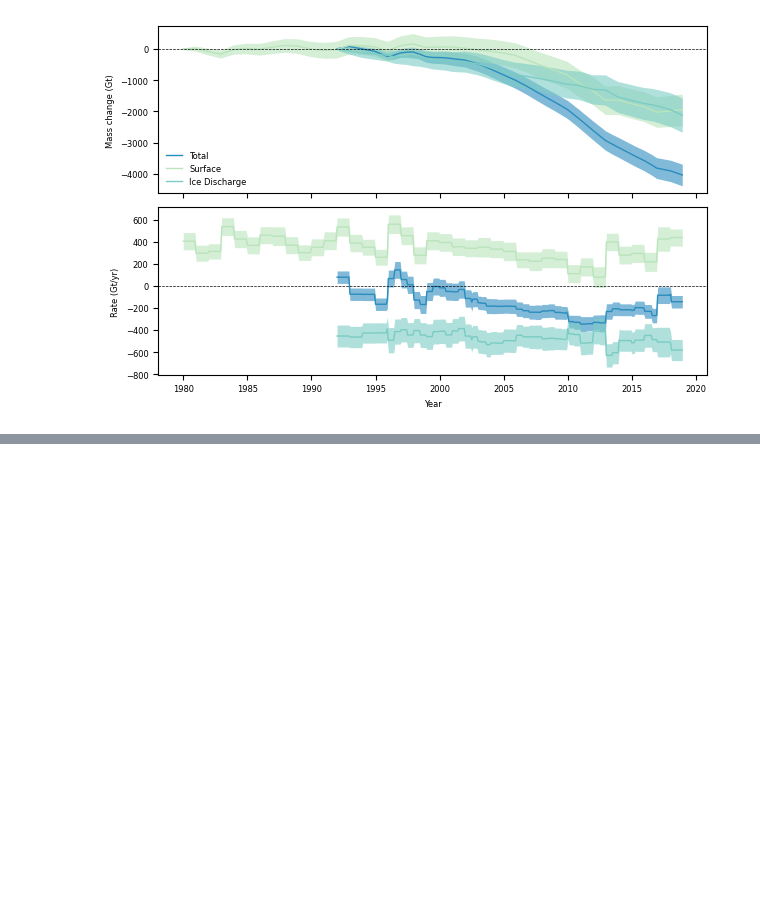
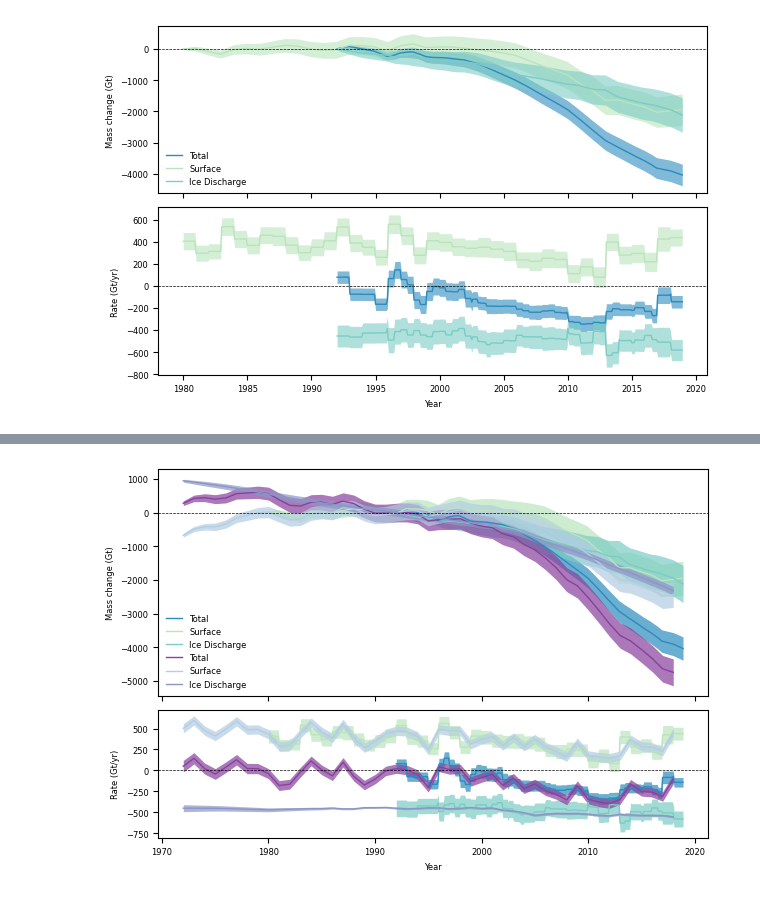
Before and after one commit to pism/pism-ragis, a Jupyter notebook: notebooks/analyze_ensembles.ipynb, the cells around one changed output, grey strips where cells are left out. Saved outputs shown, nothing was run; the diff lists cells and outputs as text; code cells hidden in the pictures; blank space fills up the shorter version.

Commit message:
Some is wrong with test analysis

```diff
--- a/notebooks/analyze_ensembles.ipynb
+++ b/notebooks/analyze_ensembles.ipynb
@@ -1267,2 +1307,0 @@ No artists with labels found to put in legend.  Note that artists whose label st
-# %%
-fig = plot_imbie(mou_new)
@@ -1487,0 +1503,5 @@ df_m[12:20]
+# %%
+fig = plot_multiple_observations([imbie, mou_gis])
+fig.savefig("test.pdf")
+# %% [output]
+[figure, added]
```
Also changed, not shown: parts of 36 cells of this notebook, 3 other files.
